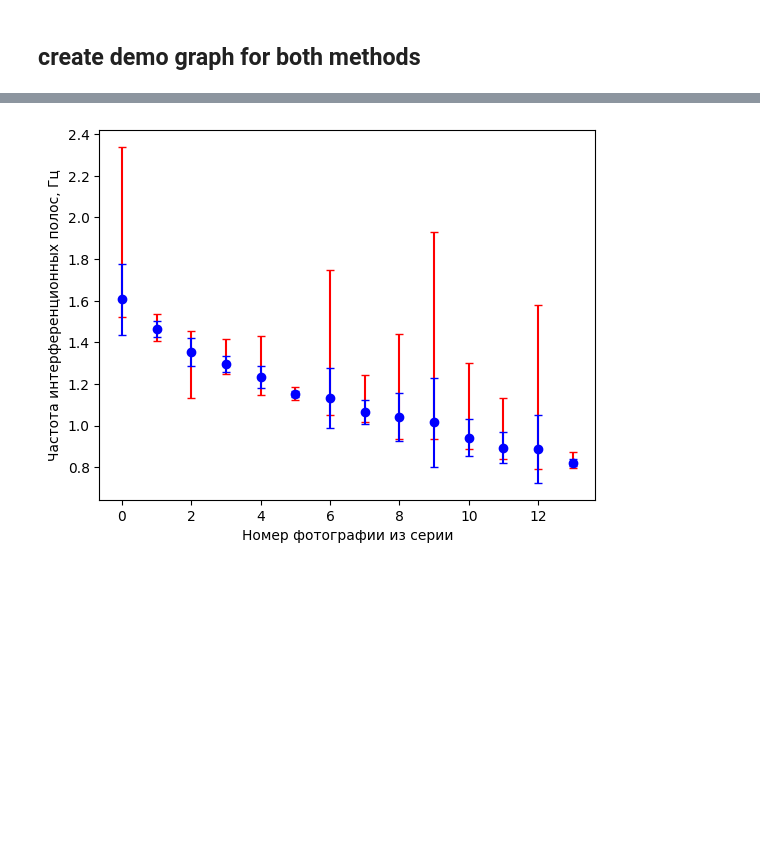
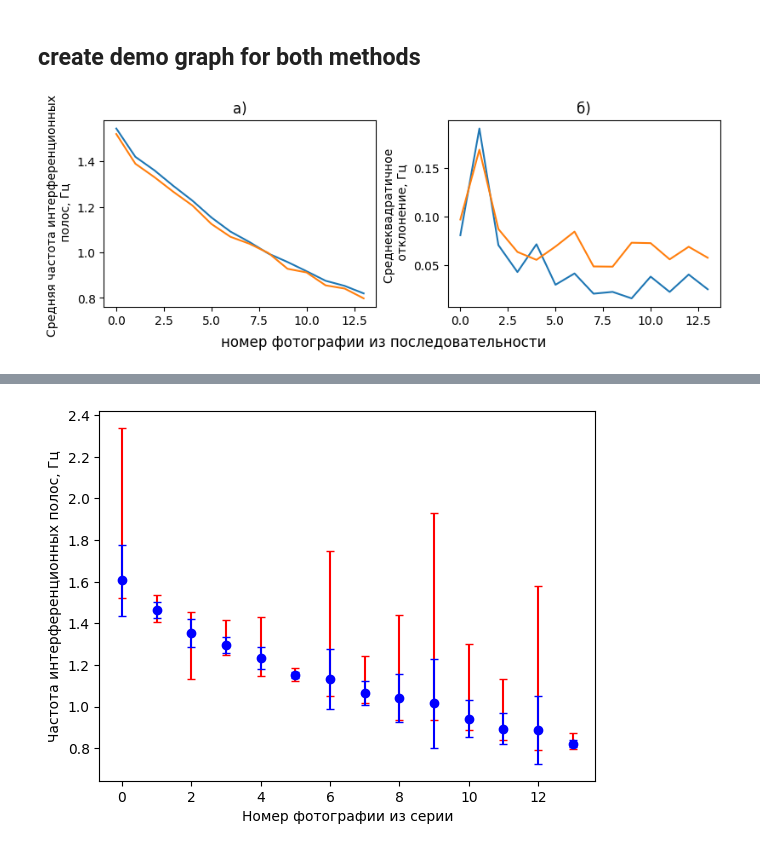
Before and after one commit to annamogo/DiplomaLISF, a Jupyter notebook: FRINGE_PATTERN_AN/Frq_Uncertainty.ipynb, the cells around one changed output, grey strips where cells are left out. Drawn from its saved outputs; the diff is of its cells as text; code cells hidden in the pictures; blank space fills up the shorter version.

```diff
--- a/FRINGE_PATTERN_AN/Frq_Uncertainty.ipynb
+++ b/FRINGE_PATTERN_AN/Frq_Uncertainty.ipynb
@@ -154,5 +174,30 @@ plt.show()
 # %% [markdown]
 ## create demo graph for both methods
+# %%
+dpi=100
+h=3
+w=8
+
+fig, (ax1, ax2) = plt.subplots(1,2, figsize=(w, h), layout='constrained')
+
+ax1.plot(np.asarray(means))
+ax1.plot(np.asarray(means_c))
+ax1.set_title('а)')
+#ax1.set_xlabel('')
+ax1.set_ylabel('Средняя частота интерференционных \n полос, Гц')
+
+ax2.plot(stds)
+ax2.plot(stds_c)
+ax2.set_title('б)')
+#ax2.set_xlabel('')
+ax2.set_ylabel('Среднеквадратичное \n отклонение, Гц')
+
+fig.supxlabel('номер фотографии из последовательности')
+fig.savefig('methods_out_diff.jpg', bbox_inches='tight')
+
+plt.show()
+# %% [output]
+[figure, added]
 # %%
 frqs_max = [max(f) - np.mean(f) for f in frq_collection]
 frqs_min = [np.mean(f) - min(f) for f in frq_collection]
```
Also changed, not shown: parts of 9 cells of this notebook.
